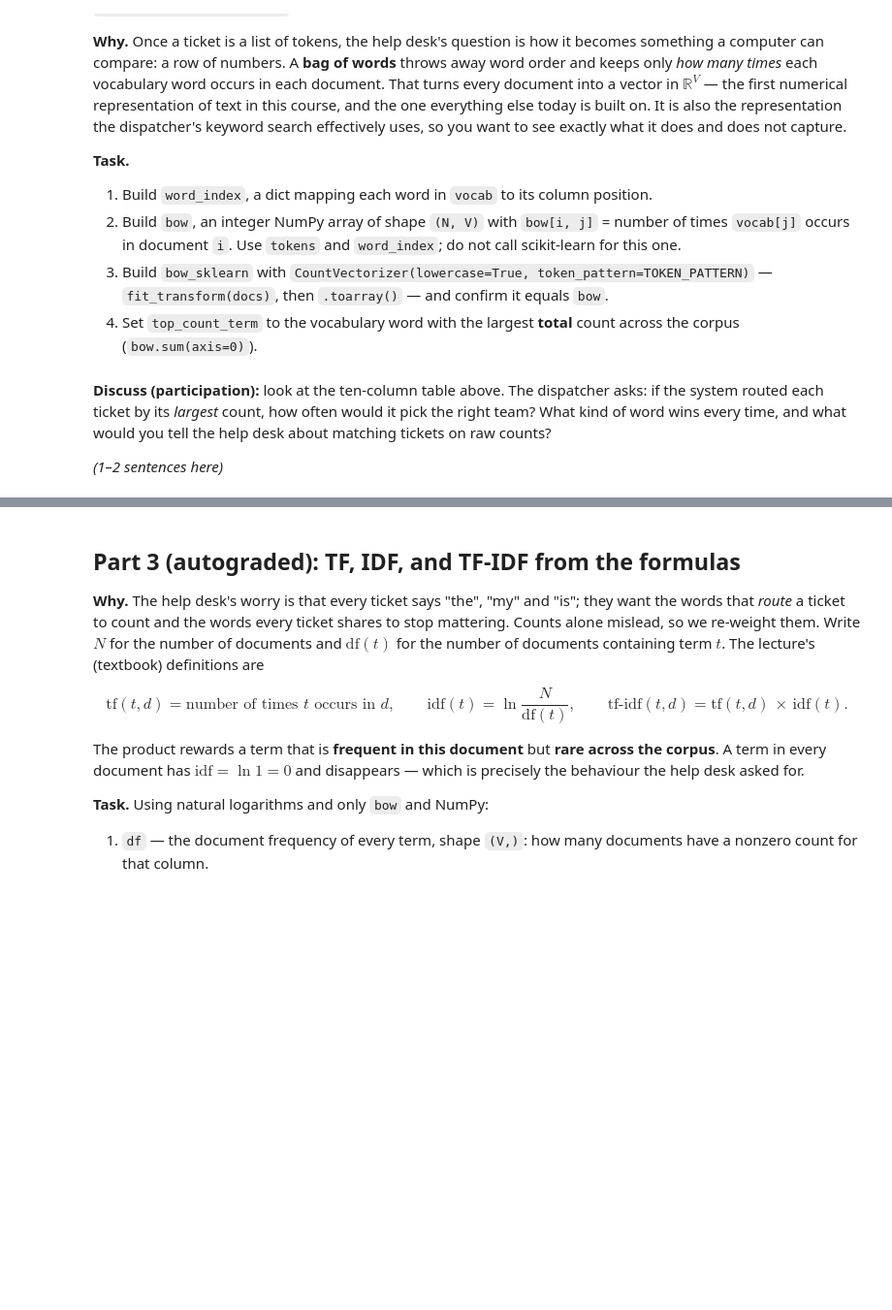
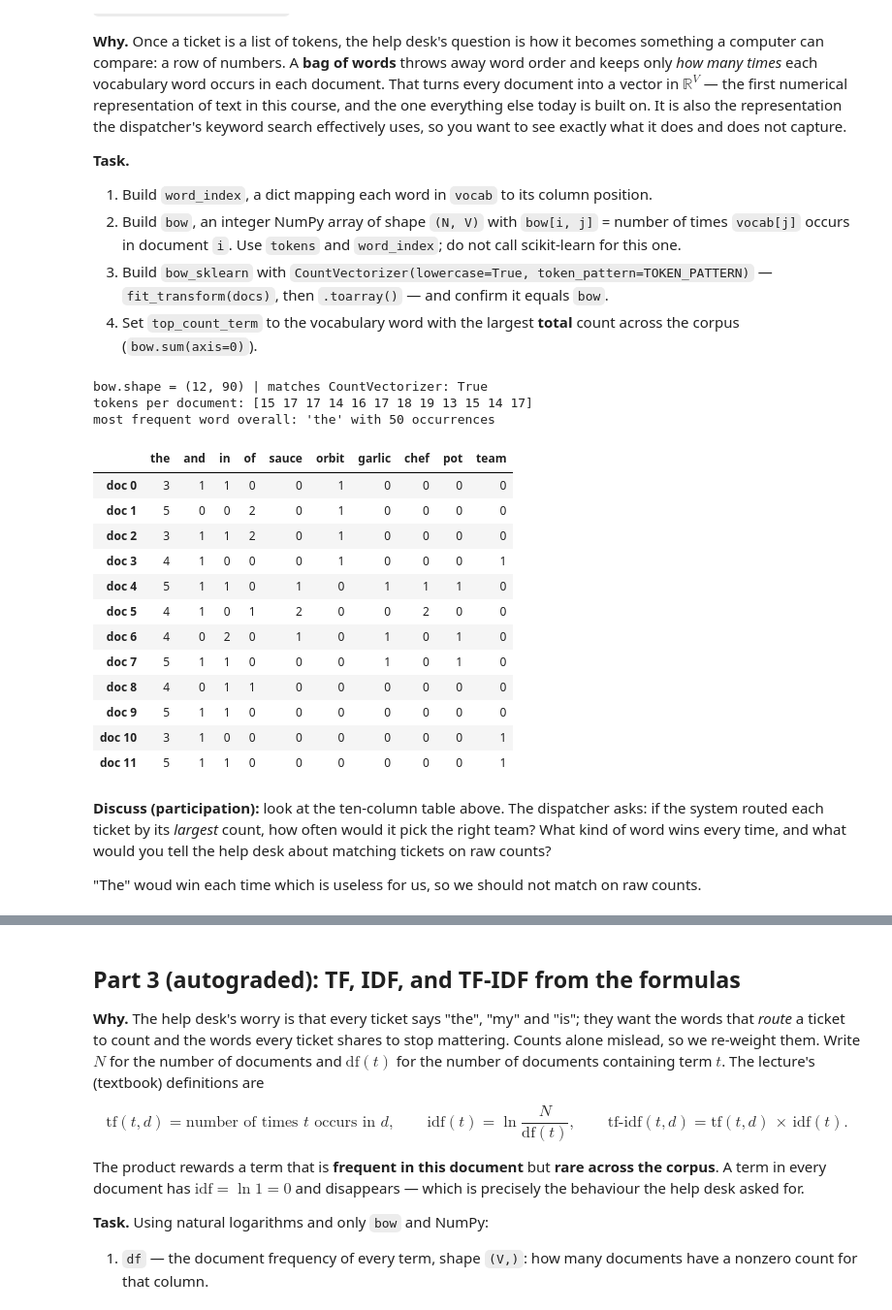
Before and after one commit to Patrio-Marcus/DS701-Materials-FA26, a Jupyter notebook: class_activity_notebooks/18-InClass-Exercise-NLP-A1/18-InClass-Exercise-NLP-A1.ipynb, the cells around one changed output, grey strips where cells are left out. Shown at 97% size. Drawn from its saved outputs; the diff is of its cells as text; code cells hidden in the pictures; blank space fills up the shorter version.

```diff
--- a/class_activity_notebooks/18-InClass-Exercise-NLP-A1/18-InClass-Exercise-NLP-A1.ipynb
+++ b/class_activity_notebooks/18-InClass-Exercise-NLP-A1/18-InClass-Exercise-NLP-A1.ipynb
@@ -177,12 +196,12 @@ the help desk will have to sign off on, because every number downstream depends
 # %%
 def tokenize(text):
     """Lowercase, then return the list of tokens matching TOKEN_PATTERN."""
-    ...
+    return re.findall(TOKEN_PATTERN, text.lower())
 
 
-tokens = ...
-vocab = ...
-V = ...
+tokens = [tokenize(doc) for doc in docs]
+vocab = sorted(set(token for doc in tokens for token in doc))
+V = len(vocab)
 
 print("tokens of doc 0:", tokens[0])
 print(f"vocabulary size V = {V}")
@@ -211,29 +236,49 @@ you want to see exactly what it does and does not capture.
 4. Set `top_count_term` to the vocabulary word with the largest **total** count across
    the corpus (`bow.sum(axis=0)`).
 # %%
-word_index = ...
+word_index = {w: i for i, w in enumerate(vocab)}
 
 bow = np.zeros((N, V), dtype=int)
-...
+for i, doc in enumerate(tokens):
+    for token in doc:
+        j = word_index[token]
+        bow[i, j] += 1
 
-cv = ...
-bow_sklearn = ...
+cv = CountVectorizer(token_pattern=TOKEN_PATTERN, lowercase=True)
+bow_sklearn = cv.fit_transform(docs).toarray()
 
-top_count_term = ...
+top_count_term = vocab[np.argmax(bow.sum(axis=0))]
 
 print("bow.shape =", bow.shape, "| matches CountVectorizer:", np.array_equal(bow, bow_sklearn))
 print("tokens per document:", bow.sum(axis=1))
 print("most frequent word overall:", repr(top_count_term), "with", int(bow.sum(axis=0).max()), "occurrences")
 
 # A look at the matrix, restricted to the ten most frequent words.
 top10 = np.argsort(-bow.sum(axis=0))[:10]
 pd.DataFrame(bow[:, top10], columns=[vocab[j] for j in top10], index=[f"doc {i}" for i in range(N)])
+# %% [output]
+bow.shape = (12, 90) | matches CountVectorizer: True
+tokens per document: [15 17 17 14 16 17 18 19 13 15 14 17]
+most frequent word overall: 'the' with 50 occurrences
+|  | the | and | in | of | sauce | orbit | garlic | chef | pot | team |
+| doc 0 | 3 | 1 | 1 | 0 | 0 | 1 | 0 | 0 | 0 | 0 |
+| doc 1 | 5 | 0 | 0 | 2 | 0 | 1 | 0 | 0 | 0 | 0 |
+| doc 2 | 3 | 1 | 1 | 2 | 0 | 1 | 0 | 0 | 0 | 0 |
+| doc 3 | 4 | 1 | 0 | 0 | 0 | 1 | 0 | 0 | 0 | 1 |
+| doc 4 | 5 | 1 | 1 | 0 | 1 | 0 | 1 | 1 | 1 | 0 |
+| doc 5 | 4 | 1 | 0 | 1 | 2 | 0 | 0 | 2 | 0 | 0 |
+| doc 6 | 4 | 0 | 2 | 0 | 1 | 0 | 1 | 0 | 1 | 0 |
+| doc 7 | 5 | 1 | 1 | 0 | 0 | 0 | 1 | 0 | 1 | 0 |
+| doc 8 | 4 | 0 | 1 | 1 | 0 | 0 | 0 | 0 | 0 | 0 |
+| doc 9 | 5 | 1 | 1 | 0 | 0 | 0 | 0 | 0 | 0 | 0 |
+| doc 10 | 3 | 1 | 0 | 0 | 0 | 0 | 0 | 0 | 0 | 1 |
+| doc 11 | 5 | 1 | 1 | 0 | 0 | 0 | 0 | 0 | 0 | 1 |
 # %% [markdown]
 **Discuss (participation):** look at the ten-column table above. The dispatcher asks:
 if the system routed each ticket by its *largest* count, how often would it pick the
 right team? What kind of word wins every time, and what would you tell the help desk
 about matching tickets on raw counts?
 
-*(1–2 sentences here)*
+"The" woud win each time which is useless for us, so we should not match on raw counts.
 # %%
 grader.check("q2")
```
Also changed, not shown: parts of 14 cells of this notebook.
